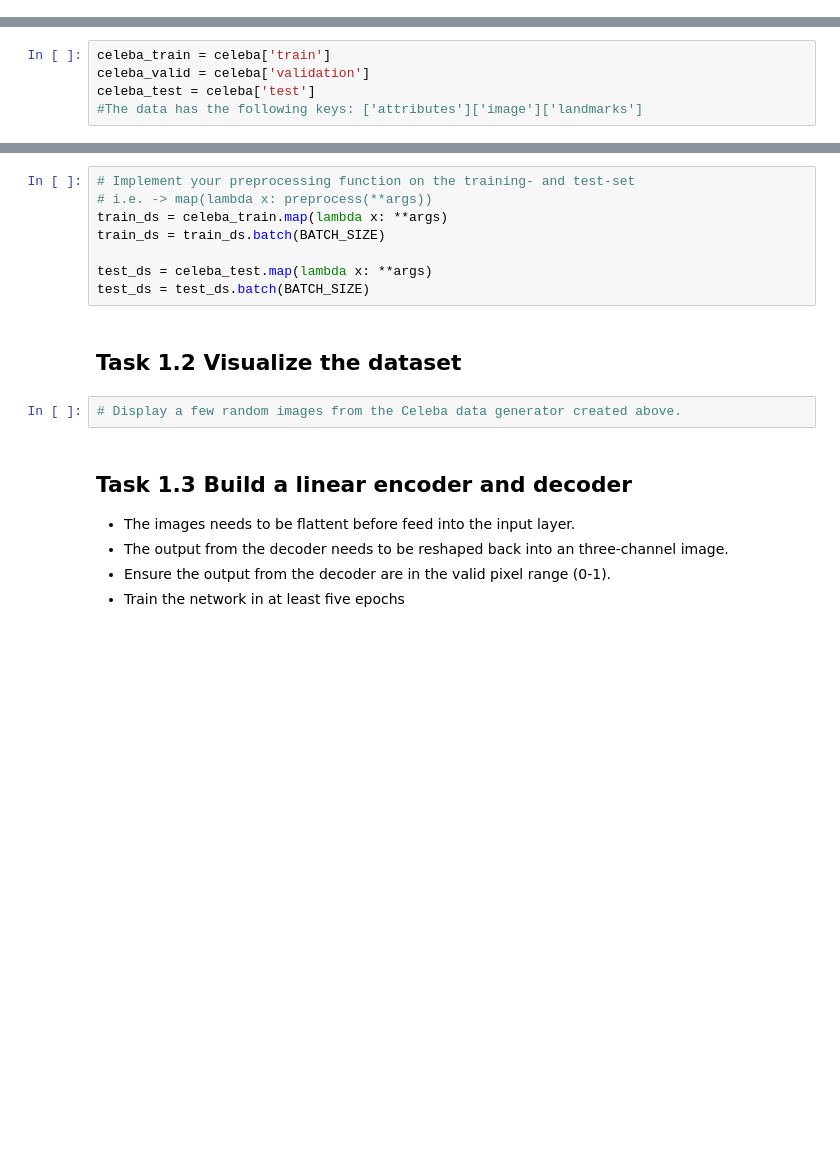
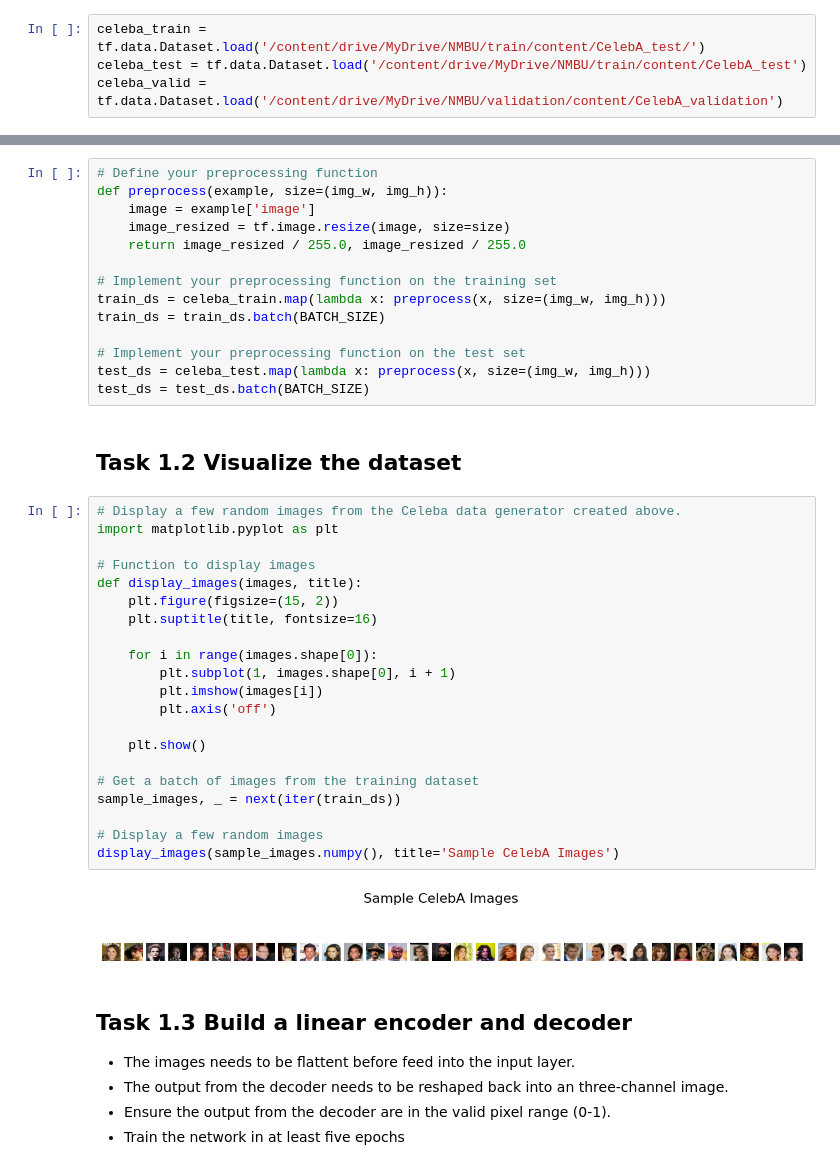
Before and after one commit to SushantSriv/Background-Generator, a Jupyter notebook: CA4_Template.ipynb, the cells around one changed output, grey strips where cells are left out. Cells and saved outputs as stored; diff of their text form; blank space fills up the shorter version.

````diff
--- a/CA4_Template.ipynb
+++ b/CA4_Template.ipynb
@@ -75,3 +64,7 @@ Dataset celeb_a downloaded and prepared to /root/tensorflow_datasets/celeb_a/2.1
+# %%
+celeba_train = tf.data.Dataset.load('/content/drive/MyDrive/NMBU/train/content/CelebA_test/')
+celeba_test = tf.data.Dataset.load('/content/drive/MyDrive/NMBU/train/content/CelebA_test')
+celeba_valid = tf.data.Dataset.load('/content/drive/MyDrive/NMBU/validation/content/CelebA_validation')
 # %% [markdown]
 *If you havig trouble downloading the data (ERROR 429) you can extract the .zip file from the link above*
 1. *Copy the -zip folders to your drive (see link above)*
@@ -87,8 +80,3 @@ Dataset celeb_a downloaded and prepared to /root/tensorflow_datasets/celeb_a/2.1
 celeba_train = tf.dataDataset.load('/YOUR_DESTINATION_PATH/train/content/CelebA_test'
 ```
 4. *Repeat for test*
-# %%
-celeba_train = celeba['train']
-celeba_valid = celeba['validation']
-celeba_test = celeba['test']
-#The data has the following keys: ['attributes']['image']['landmarks']
@@ -127,15 +121,42 @@ img_w, img_h = 64,64
 # %%
-# Implement your preprocessing function on the training- and test-set
-# i.e. -> map(lambda x: preprocess(**args))
-train_ds = celeba_train.map(lambda x: **args)
+# Define your preprocessing function
+def preprocess(example, size=(img_w, img_h)):
+    image = example['image']
+    image_resized = tf.image.resize(image, size=size)
+    return image_resized / 255.0, image_resized / 255.0
+
+# Implement your preprocessing function on the training set
+train_ds = celeba_train.map(lambda x: preprocess(x, size=(img_w, img_h)))
 train_ds = train_ds.batch(BATCH_SIZE)
 
-test_ds = celeba_test.map(lambda x: **args)
+# Implement your preprocessing function on the test set
+test_ds = celeba_test.map(lambda x: preprocess(x, size=(img_w, img_h)))
 test_ds = test_ds.batch(BATCH_SIZE)
 # %% [markdown]
 ## Task 1.2 Visualize the dataset
-# %%
-# Display a few random images from the Celeba data generator created above.
+# %%
+# Display a few random images from the Celeba data generator created above.
+import matplotlib.pyplot as plt
+
+# Function to display images
+def display_images(images, title):
+    plt.figure(figsize=(15, 2))
+    plt.suptitle(title, fontsize=16)
+
+    for i in range(images.shape[0]):
+        plt.subplot(1, images.shape[0], i + 1)
+        plt.imshow(images[i])
+        plt.axis('off')
+
+    plt.show()
+
+# Get a batch of images from the training dataset
+sample_images, _ = next(iter(train_ds))
+
+# Display a few random images
+display_images(sample_images.numpy(), title='Sample CelebA Images')
+# %% [output]
+[figure, added]
 # %% [markdown]
 ## Task 1.3 Build a linear encoder and decoder
 
````
Also changed, not shown: parts of 7 cells of this notebook.
